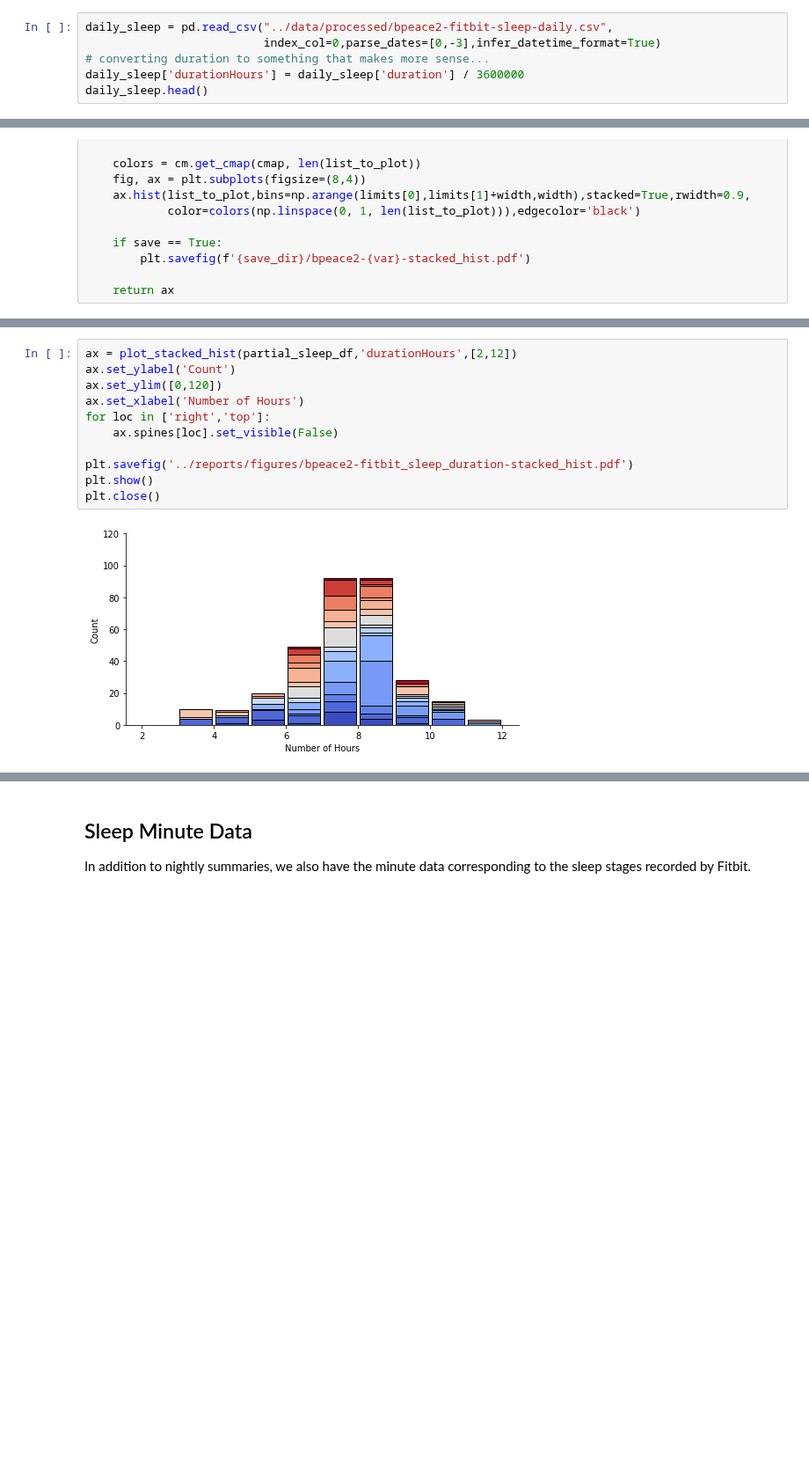
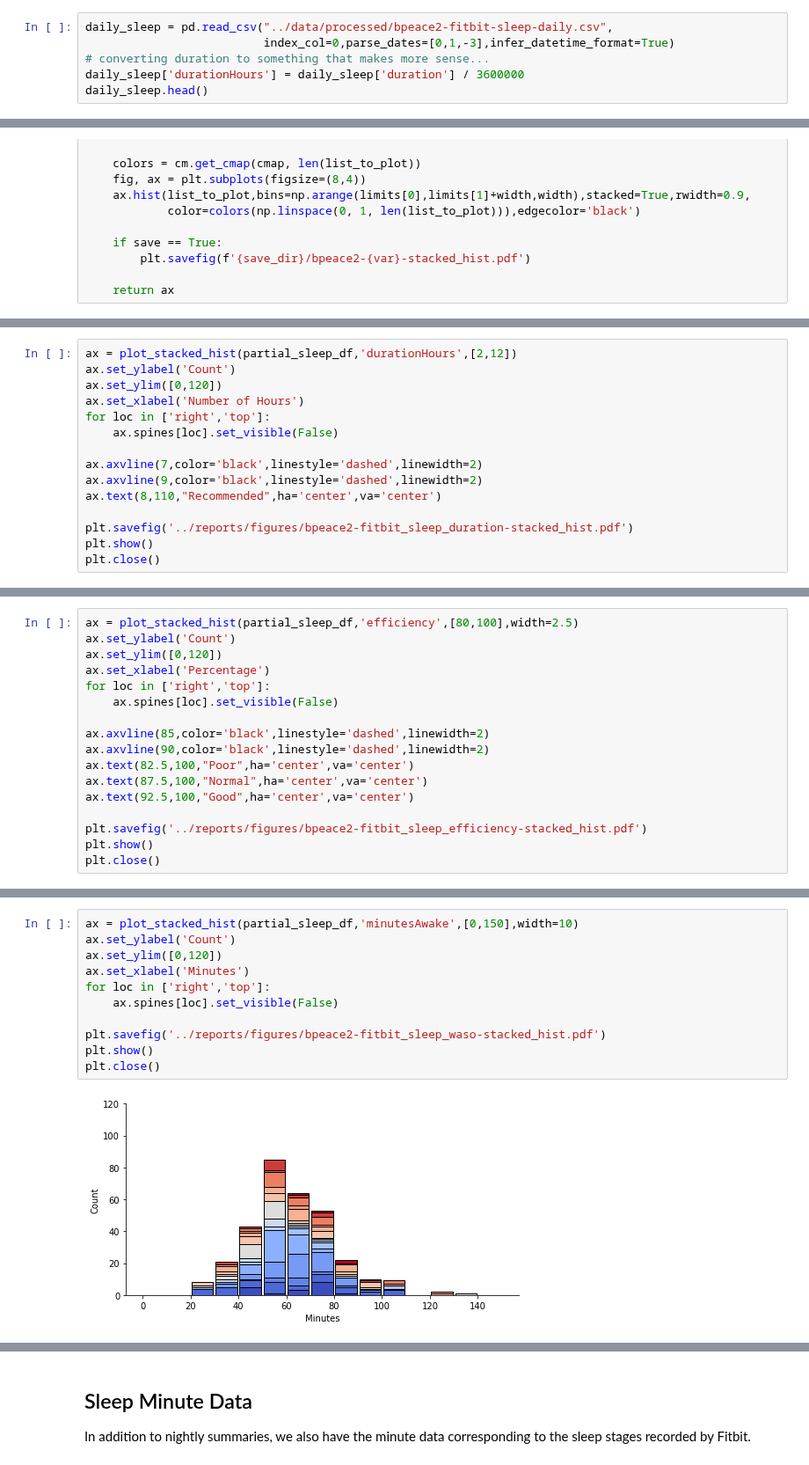
Before and after one commit to intelligent-environments-lab/utx000, a Jupyter notebook: notebooks/4.2.1-hef-fitbit-summary.ipynb, the cells around one changed output, grey strips where cells are left out. Shown at 88% size. Saved outputs shown, nothing was run; the diff lists cells and outputs as text; blank space fills up the shorter version.

```diff
--- a/notebooks/4.2.1-hef-fitbit-summary.ipynb
+++ b/notebooks/4.2.1-hef-fitbit-summary.ipynb
@@ -243,7 +243,7 @@ plt.close()
 Sleep data is a subset of the daily data and we can check to see how many nights of data we have available at least from the current dataset.
 # %%
 daily_sleep = pd.read_csv("../data/processed/bpeace2-fitbit-sleep-daily.csv",
-                          index_col=0,parse_dates=[0,-3],infer_datetime_format=True)
+                          index_col=0,parse_dates=[0,1,-3],infer_datetime_format=True)
 # converting duration to something that makes more sense...
 daily_sleep['durationHours'] = daily_sleep['duration'] / 3600000
 daily_sleep.head()
@@ -466,0 +482,15 @@ def plot_stacked_hist(df,var,limits,width=1,cmap='coolwarm',by_var='beiwe',save=
+# %%
+ax = plot_stacked_hist(partial_sleep_df,'durationHours',[2,12])
+ax.set_ylabel('Count')
+ax.set_ylim([0,120])
+ax.set_xlabel('Number of Hours')
+for loc in ['right','top']:
+    ax.spines[loc].set_visible(False)
+
+ax.axvline(7,color='black',linestyle='dashed',linewidth=2)
+ax.axvline(9,color='black',linestyle='dashed',linewidth=2)
+ax.text(8,110,"Recommended",ha='center',va='center')
+
+plt.savefig('../reports/figures/bpeace2-fitbit_sleep_duration-stacked_hist.pdf')
+plt.show()
+plt.close()
@@ -466,0 +501,17 @@ def plot_stacked_hist(df,var,limits,width=1,cmap='coolwarm',by_var='beiwe',save=
+# %%
+ax = plot_stacked_hist(partial_sleep_df,'efficiency',[80,100],width=2.5)
+ax.set_ylabel('Count')
+ax.set_ylim([0,120])
+ax.set_xlabel('Percentage')
+for loc in ['right','top']:
+    ax.spines[loc].set_visible(False)
+
+ax.axvline(85,color='black',linestyle='dashed',linewidth=2)
+ax.axvline(90,color='black',linestyle='dashed',linewidth=2)
+ax.text(82.5,100,"Poor",ha='center',va='center')
+ax.text(87.5,100,"Normal",ha='center',va='center')
+ax.text(92.5,100,"Good",ha='center',va='center')
+
+plt.savefig('../reports/figures/bpeace2-fitbit_sleep_efficiency-stacked_hist.pdf')
+plt.show()
+plt.close()
@@ -467,13 +522,13 @@ def plot_stacked_hist(df,var,limits,width=1,cmap='coolwarm',by_var='beiwe',save=
 # %%
-ax = plot_stacked_hist(partial_sleep_df,'durationHours',[2,12])
+ax = plot_stacked_hist(partial_sleep_df,'minutesAwake',[0,150],width=10)
 ax.set_ylabel('Count')
 ax.set_ylim([0,120])
-ax.set_xlabel('Number of Hours')
+ax.set_xlabel('Minutes')
 for loc in ['right','top']:
     ax.spines[loc].set_visible(False)
 
-plt.savefig('../reports/figures/bpeace2-fitbit_sleep_duration-stacked_hist.pdf')
+plt.savefig('../reports/figures/bpeace2-fitbit_sleep_waso-stacked_hist.pdf')
 plt.show()
 plt.close()
 # %% [output]
-[figure, old version]
+[figure, new version]
```
Also changed, not shown: parts of 11 cells of this notebook.
